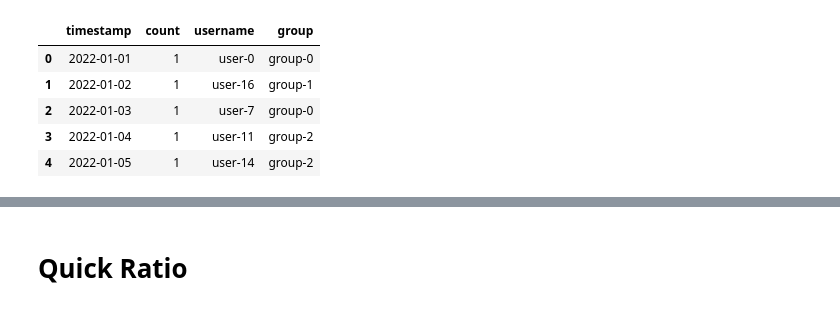
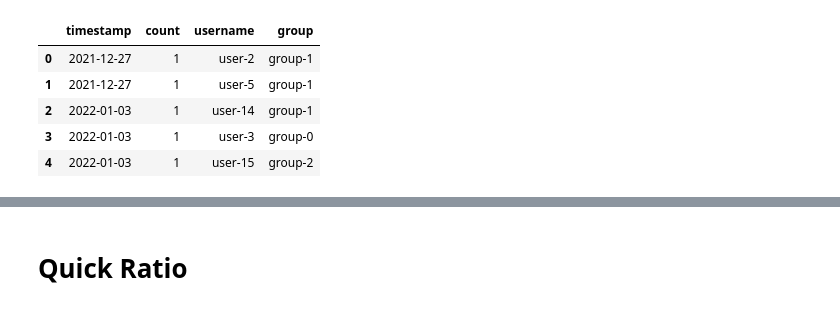
Before and after one commit to hidek84/product-growth-analysis, a Jupyter notebook: product-growth-analysis.ipynb, the cells around one changed output, grey strips where cells are left out. Cells and saved outputs as stored; diff of their text form; code cells hidden in the pictures.

```diff
--- a/product-growth-analysis.ipynb
+++ b/product-growth-analysis.ipynb
@@ -1,36 +1,57 @@
 # %%
+import numpy as np
 import pandas as pd
-import numpy as np
+import plotly.graph_objects as go
 from IPython.display import display
-import plotly.graph_objects as go
 from plotly.subplots import make_subplots
+
 pd.options.plotting.backend = "plotly"
+
 
 def generate_test_data():
     num_users = 20
     num_groups = 3
-    num_repeat = 20
+    num_repeat = 10
 
-    dates = pd.date_range(start='2022-01-01', end='2022-01-31')
-    total_num = dates.shape[0]*num_repeat
-    usernames = [f'user-{num}' for num in (np.random.rand(total_num)*num_users).astype(int).tolist()]
-    groups = [f'group-{num}' for num in (np.random.rand(total_num)*num_groups).astype(int).tolist()]
+    dates = pd.date_range(start="2022-01-01", end="2022-12-31")
+    total_num = dates.shape[0] * num_repeat
+    usernames = [
+        f"user-{num}"
+        for num in (np.random.rand(total_num) * num_users).astype(int).tolist()
+    ]
+    groups = [
+        f"group-{num}"
+        for num in (np.random.rand(total_num) * num_groups).astype(int).tolist()
+    ]
 
-    base_df = pd.concat([pd.DataFrame(dates, columns=['timestamp']) for _ in range(num_repeat)]).reset_index(drop=True).assign(count=1)
+    base_df = (
+        pd.concat(
+            [pd.DataFrame(dates, columns=["timestamp"]) for _ in range(num_repeat)]
+        )
+        .reset_index(drop=True)
+        .assign(count=1)
+    )
     df = base_df.assign(
         username=usernames,
         group=groups,
     )
     return df.drop_duplicates()
 
+
+def convert_freq(df, freq):
+    df["timestamp"] = df["timestamp"].dt.to_period(freq=freq).dt.start_time
+    return df.drop_duplicates()
+
+
 df = generate_test_data()
+df = convert_freq(df, "W")
 df.head()
 # %% [output]
 |  | timestamp | count | username | group |
-| 0 | 2022-01-01 | 1 | user-0 | group-0 |
-| 1 | 2022-01-02 | 1 | user-16 | group-1 |
-| 2 | 2022-01-03 | 1 | user-7 | group-0 |
-| 3 | 2022-01-04 | 1 | user-11 | group-2 |
-| 4 | 2022-01-05 | 1 | user-14 | group-2 |
+| 0 | 2021-12-27 | 1 | user-2 | group-1 |
+| 1 | 2021-12-27 | 1 | user-5 | group-1 |
+| 2 | 2022-01-03 | 1 | user-14 | group-1 |
+| 3 | 2022-01-03 | 1 | user-3 | group-0 |
+| 4 | 2022-01-03 | 1 | user-15 | group-2 |
 # %%
 def create_matrix(df, add_column):
```
Also changed, not shown: parts of 3 cells of this notebook.
